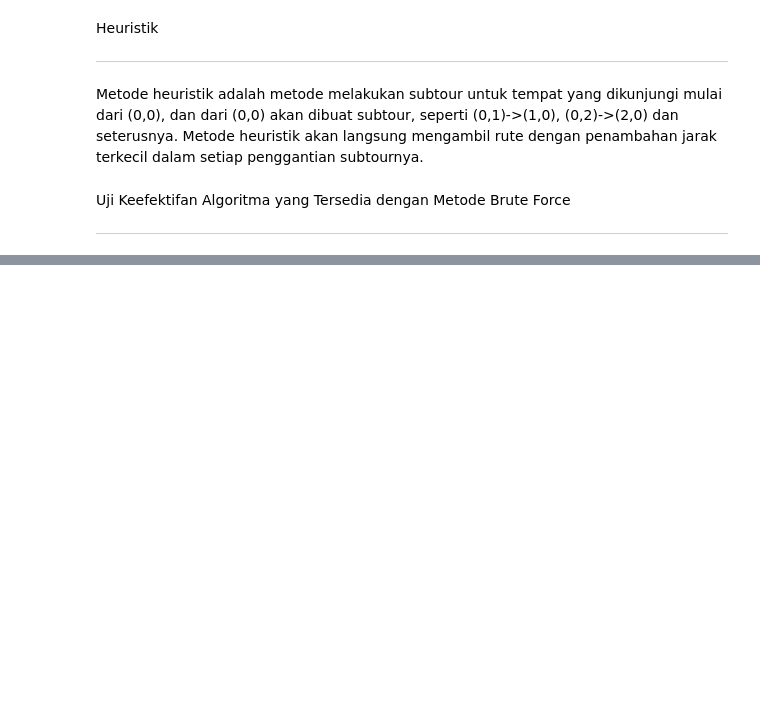
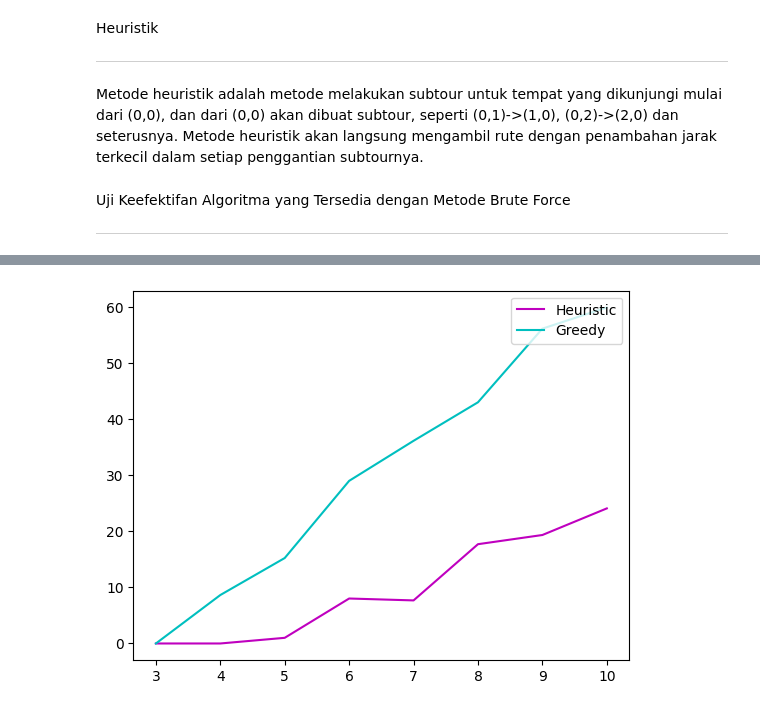
Before and after one commit to YukiEuler/Travelling-Salesman-Problem, a Jupyter notebook: TSP.ipynb, the cells around one changed output, grey strips where cells are left out. Saved outputs shown, nothing was run; the diff lists cells and outputs as text; code cells hidden in the pictures; blank space fills up the shorter version.

```diff
--- a/TSP.ipynb
+++ b/TSP.ipynb
@@ -10,3 +45,14 @@ Travelling Salesman Poblem (TSP) sebuah permasalahan dalam sebuah perjalanan yan
+# %%
+class Tour:
+    def __init__(self, path, gra):
+        self.path = path
+        self.gra = gra
+
+    def GetDistance(self):
+        dist = 0
+        for i in range(len(self.path)-1):
+            dist += self.gra.adj_matrix[self.path[i]][self.path[i+1]]
+        return dist
 # %% [markdown]
 Metode Brute Force
 
@@ -121,0 +204,9 @@ plt.show()
+# %%
+import matplotlib.pyplot as plt
+temp = [a for a in range(3, total_city+1)]
+plt.plot(temp, mae_heuristic, 'm', label='Heuristic')
+plt.plot(temp, mae_greedy, 'c', label='Greedy')
+plt.legend(loc='upper right')
+plt.show()
+# %% [output]
+[figure, added]
```
Also changed, not shown: parts of 9 cells of this notebook.
